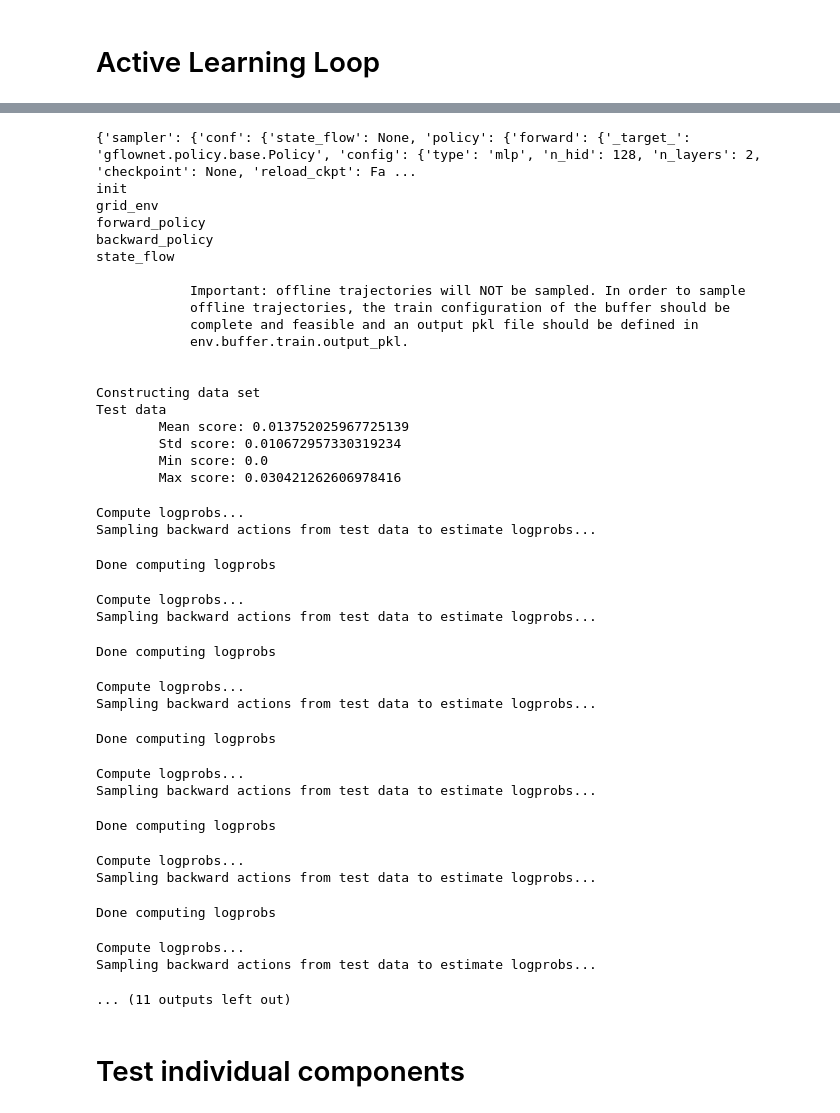
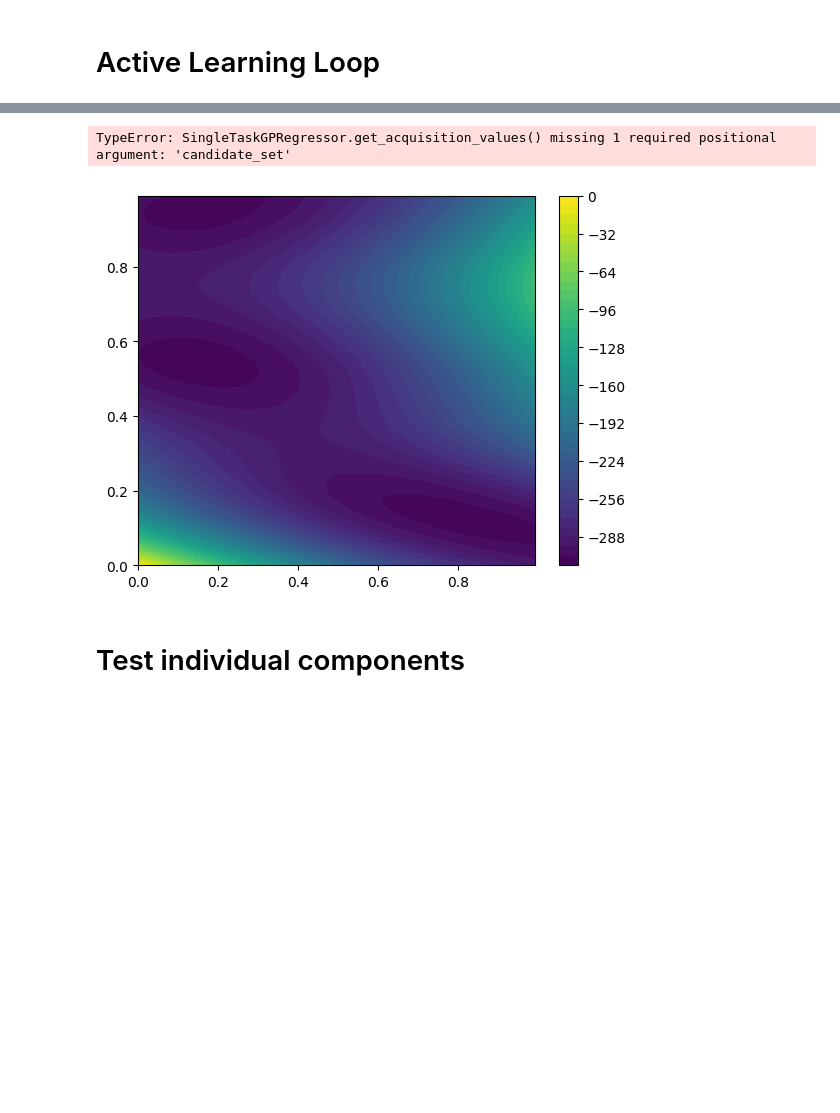
Before and after one commit to alexhernandezgarcia/activelearning, a Jupyter notebook: my_package/activelearning.ipynb, the cells around one changed output, grey strips where cells are left out. Saved outputs shown, nothing was run; the diff lists cells and outputs as text; code cells hidden in the pictures; blank space fills up the shorter version.

Commit message:
generalized branin dataset to grid dataset; generalized oracle filter to score filter; created oracle mappers; testing of different settings; init hartmann

```diff
--- a/my_package/activelearning.ipynb
+++ b/my_package/activelearning.ipynb
@@ -100,4 +101,7 @@ def get_gflownet_sampler(surrogate, logger):
 # %%
+from utils.logger import WandBLogger
+logger = WandBLogger(project_name="test_plotting", run_name="GFN 100x100 power5_lr5e-4 acqfilter")
+
 from utils.plotter import PlotHelper
-# plotter = PlotHelper(logger)
-plotter = PlotHelper()
+plotter = PlotHelper(logger)
+# plotter = PlotHelper()
@@ -137,9 +117,9 @@ colors = plt.get_cmap("Reds")
 # %%
-from dataset.dataset import BraninDatasetHandler
+from dataset.grid import BraninDatasetHandler
 from surrogate.surrogate import SingleTaskGPRegressor
 from sampler.sampler import GreedySampler, RandomSampler
-from filter.filter import Filter, OracleFilter
-from gflownet.proxy.box.branin import Branin
+from filter.filter import Filter, ScoreFilter
+from oracle.oracle import BraninOracle
 
 
 # Dataset
@@ -153,12 +133,9 @@ dataset_handler = BraninDatasetHandler(
 candidate_set, xi, yi = dataset_handler.get_candidate_set()
 
 # Oracle
-oracle = Branin(
+oracle = BraninOracle(
     fidelity=1, do_domain_map=True, device=device, float_precision=float_prec
 )
-# Filter
-filter = Filter()
-# filter = OracleFilter(oracle)
 
 if plotter is not None:
     fig_oracle, ax_oracle = plotter.plot_function(oracle, candidate_set.clone().to(device), xi=xi, yi=yi)
@@ -177,11 +154,21 @@ for i in range(n_iterations):
     )
     surrogate.fit(train_data)
 
+    # Filter
+    # filter = Filter()
+    filter = ScoreFilter(surrogate.get_acquisition_values)
+
     # Sampler (e.g., GFlowNet, or Random Sampler)
     # also starts with a clean slate; TODO: experiment with NOT training from scratch
     # sampler = RandomSampler(surrogate)
     # sampler = GreedySampler(surrogate)
-    sampler = get_gflownet_sampler(surrogate, logger)
+    sampler = hydra.utils.instantiate(
+        config.sampler,
+        surrogate=surrogate,
+        device=device,
+        float_precision=float_prec,
+        _recursive_=False,
+    )
 
     sampler.fit()  # only necessary for samplers that train a model
 
@@ -189,7 +176,7 @@ for i in range(n_iterations):
         n_samples * 3, candidate_set=candidate_set.clone().to(device)
     )
     filtered_samples = filter(
-        n_samples=n_samples, candidate_set=samples.clone(), maximize=maximize
+        n_samples=n_samples, candidate_set=samples.clone()
     )
 
     if plotter is not None:
@@ -198,70 +185,37 @@ for i in range(n_iterations):
         ax_acq.set_title("acquisition fn + selected samples of iteration %i"%i)
         plotter.log_figure(fig_acq, "acq")
 
     if ax_oracle is not None:
         ax_oracle.scatter(
             x=filtered_samples[:, 0].cpu(),
             y=filtered_samples[:, 1].cpu(),
             c=cm.to_hex(colors(i / n_iterations)),
             marker="x",
             label="it %i" % i,
         )
 
     scores = oracle(filtered_samples.clone())
     dataset_handler.update_dataset(filtered_samples.cpu(), scores.cpu())
     best_scores.append(scores.min().cpu())
+    if logger is not None:
+        logger.log_metric(scores.min().cpu(), "best_score")
 
 if ax_oracle is not None:
     fig_oracle.legend()
     ax_oracle.set_title("oracle fn + samples")
     plotter.log_figure(fig_oracle, key="oracle")
 
 
 fig = plt.figure()
 plt.plot(best_scores)
 plt.xlabel("iterations")
 plt.ylabel("scores")
 plt.title("Best Score in each iteration")
 if plotter is not None:
     plotter.log_figure(fig, key="best_scores")
 # %% [output]
-{'sampler': {'conf': {'state_flow': None, 'policy': {'forward': {'_target_': 'gflownet.policy.base.Policy', 'config': {'type': 'mlp', 'n_hid': 128, 'n_layers': 2, 'checkpoint': None, 'reload_ckpt': Fa ...
-init
-grid_env
-forward_policy
-backward_policy
-state_flow
-
-            Important: offline trajectories will NOT be sampled. In order to sample
-            offline trajectories, the train configuration of the buffer should be
-            complete and feasible and an output pkl file should be defined in
-            env.buffer.train.output_pkl.
-
-
-Constructing data set
-Test data
-        Mean score: 0.013752025967725139
-        Std score: 0.010672957330319234
-        Min score: 0.0
-        Max score: 0.030421262606978416
+TypeError: SingleTaskGPRegressor.get_acquisition_values() missing 1 required positional argument: 'candidate_set'
-Compute logprobs...
-Sampling backward actions from test data to estimate logprobs...
-Done computing logprobs
-Compute logprobs...
-Sampling backward actions from test data to estimate logprobs...
-Done computing logprobs
-Compute logprobs...
-Sampling backward actions from test data to estimate logprobs...
-Done computing logprobs
-Compute logprobs...
-Sampling backward actions from test data to estimate logprobs...
-Done computing logprobs
-Compute logprobs...
-Sampling backward actions from test data to estimate logprobs...
-Done computing logprobs
-Compute logprobs...
-Sampling backward actions from test data to estimate logprobs...
-... (11 outputs left out)
+[figure, added]
 # %% [markdown]
 # Test individual components
 # %%
```
Also changed, not shown: parts of 6 cells of this notebook, 22 other files.
